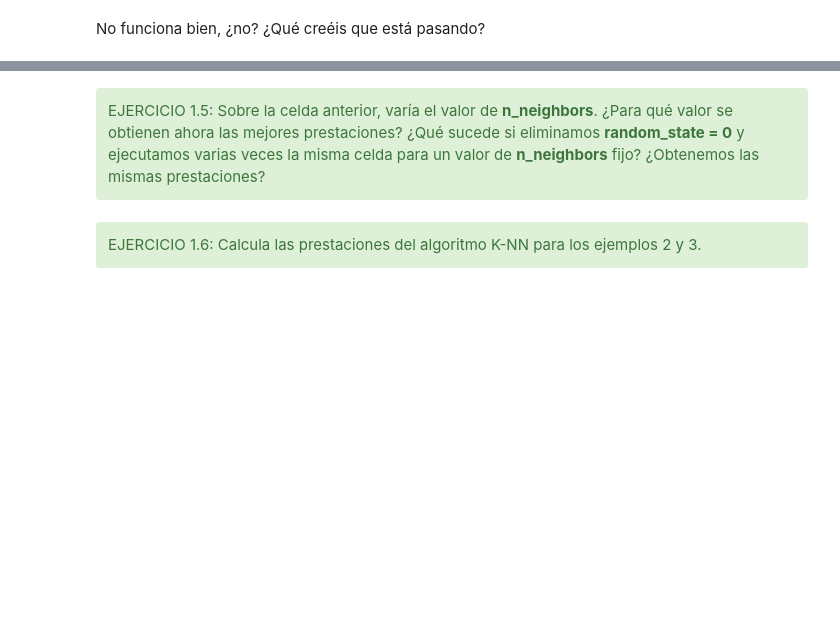
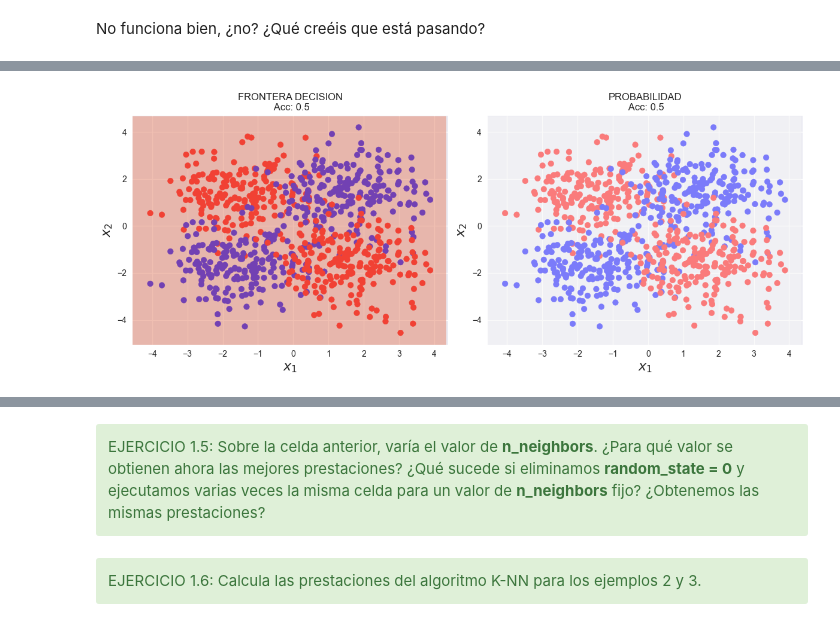
Before and after one commit to KeepCoding-IA-4/machine-learning, a Jupyter notebook: notebooks/1. Fundamentos de Machine Learning.ipynb, the cells around one changed output, grey strips where cells are left out. Saved outputs shown, nothing was run; the diff lists cells and outputs as text; code cells hidden in the pictures; blank space fills up the shorter version.

```diff
--- a/notebooks/1. Fundamentos de Machine Learning.ipynb
+++ b/notebooks/1. Fundamentos de Machine Learning.ipynb
@@ -265,9 +416,11 @@ plot_decision_boundary(X3, y3, knnModel3)
 # %%
 from sklearn.linear_model import LogisticRegression
 
 # .... código para crear el modelo y entrenar
-lrModel3 = ...
+lrModel3 = LogisticRegression().fit(X3, y3)
 plot_decision_boundary(X3, y3, lrModel3)
+# %% [output]
+[figure, added]
 # %% [markdown]
 Podemos comprobar que las mejores prestaciones se obtienen cuando *n_neighbors=1*, ¿tiene sentido? ¿Estamos midiendo correctamente las prestaciones de este clasificador?
 
```
Also changed, not shown: parts of 38 cells of this notebook, 5 other files.
